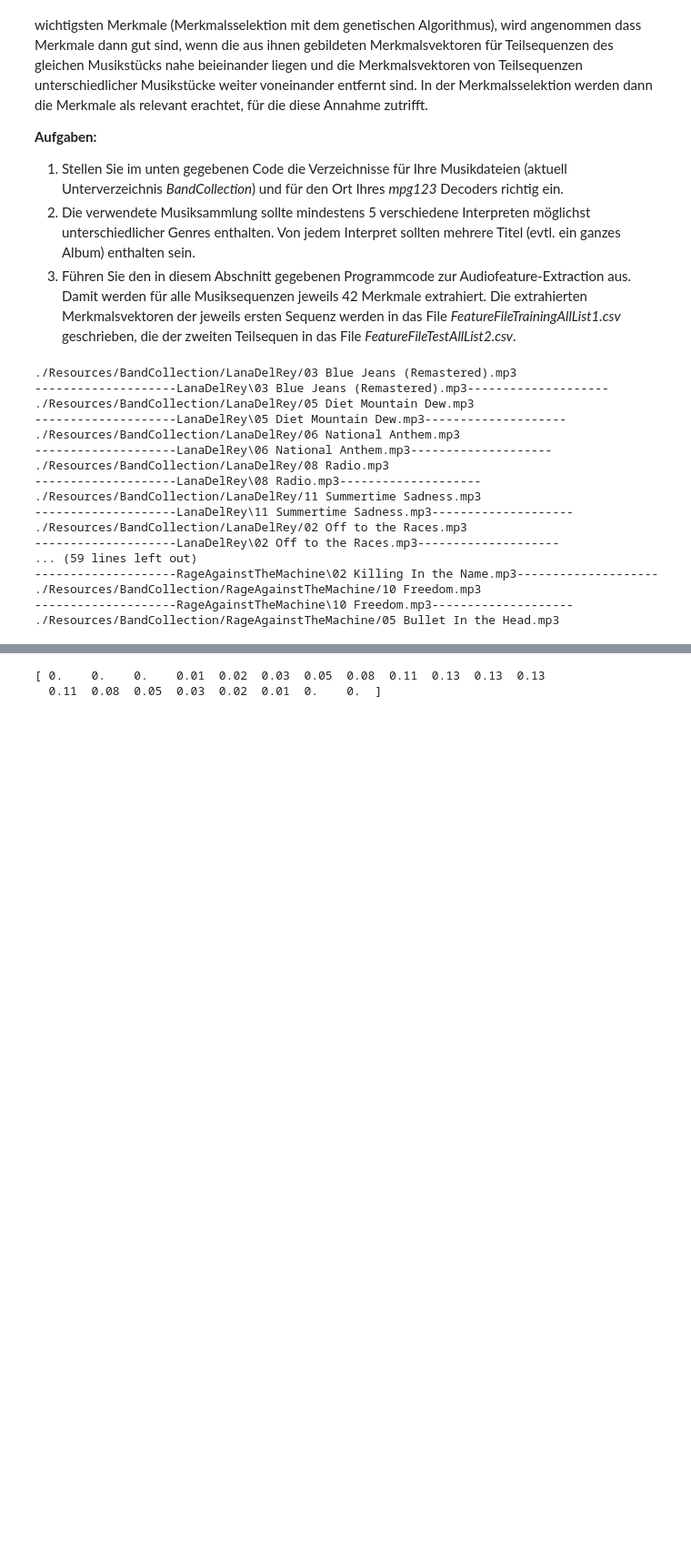
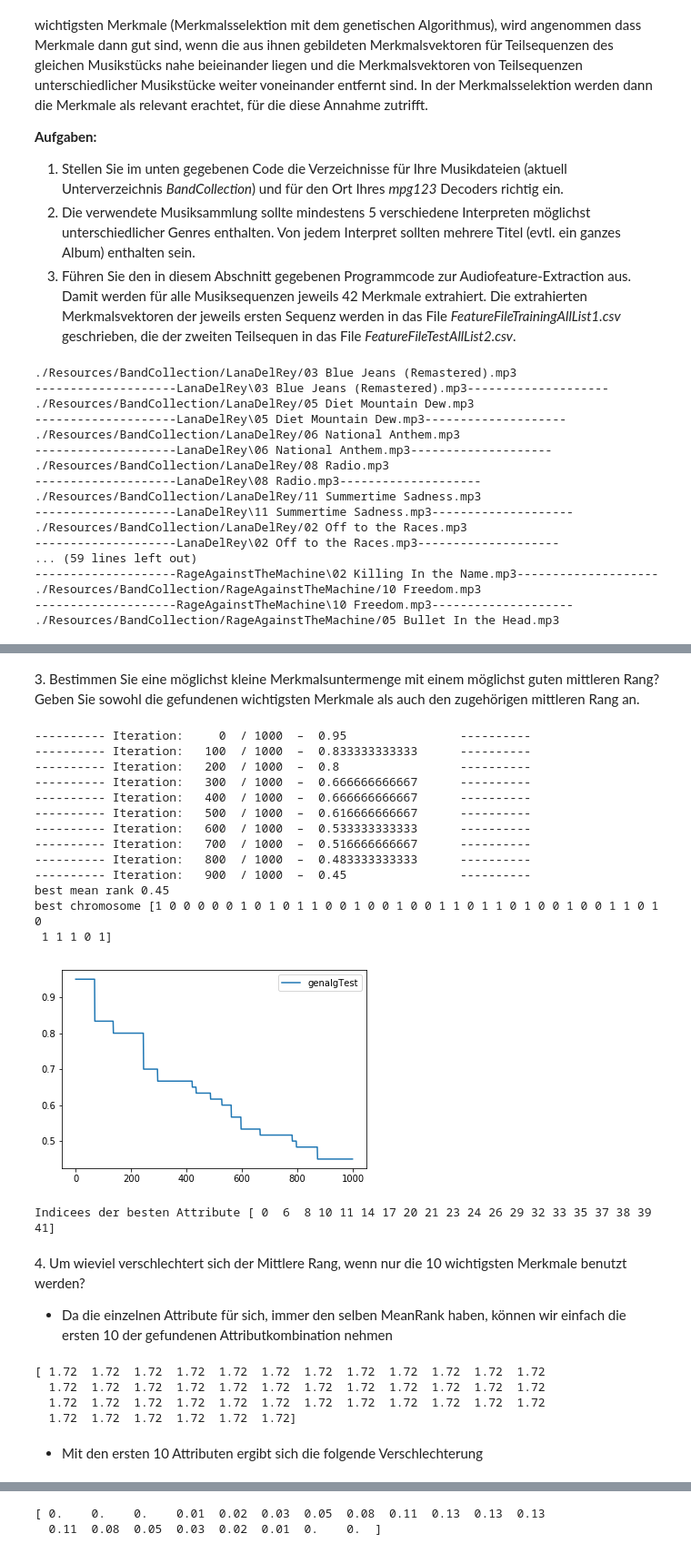
Before and after one commit to danielrotaermel/data-mining, a Jupyter notebook: VersuchMusicClustering.ipynb, the cells around one changed output, grey strips where cells are left out. Shown at 91% size. Saved outputs shown, nothing was run; the diff lists cells and outputs as text; code cells hidden in the pictures; blank space fills up the shorter version.

```diff
--- a/VersuchMusicClustering.ipynb
+++ b/VersuchMusicClustering.ipynb
@@ -738,0 +696,56 @@ runGenAlg(data_train, data_test, ITERATIONS, POPSIZE, 1, 1, DISTANCEFN1, 200)
+# %% [markdown]
+3\. Bestimmen Sie eine möglichst kleine Merkmalsuntermenge mit einem möglichst guten mittleren Rang? Geben Sie sowohl die gefundenen wichtigsten Merkmale als auch den zugehörigen mittleren Rang an.
+# %%
+ITERATIONS=1000;
+POPSIZE=100;
+CROSSPROP=.9;
+MUTPROP=.2;
+DISTANCEFN=calcEuclideanDistances
+
+bestMeanRank, population, rank = runGenAlg(data_train, data_test, ITERATIONS, POPSIZE, .9, .2, DISTANCEFN, 100)
+
+print "best mean rank", bestMeanRank[-1]
+print "best chromosome" ,population[0], '\n'
+plt.plot(range(ITERATIONS), bestMeanRank, label='genalgTest')
+plt.legend()
+plt.show()
+# %% [output]
+---------- Iteration:     0  / 1000  –  0.95                ----------
+---------- Iteration:   100  / 1000  –  0.833333333333      ----------
+---------- Iteration:   200  / 1000  –  0.8                 ----------
+---------- Iteration:   300  / 1000  –  0.666666666667      ----------
+---------- Iteration:   400  / 1000  –  0.666666666667      ----------
+---------- Iteration:   500  / 1000  –  0.616666666667      ----------
+---------- Iteration:   600  / 1000  –  0.533333333333      ----------
+---------- Iteration:   700  / 1000  –  0.516666666667      ----------
+---------- Iteration:   800  / 1000  –  0.483333333333      ----------
+---------- Iteration:   900  / 1000  –  0.45                ----------
+best mean rank 0.45
+best chromosome [1 0 0 0 0 0 1 0 1 0 1 1 0 0 1 0 0 1 0 0 1 1 0 1 1 0 1 0 0 1 0 0 1 1 0 1 0
+ 1 1 1 0 1]
+[figure, added]
+# %%
+resultIdx = np.where(population[0]==1)[0]
+print 'Indicees der besten Attribute', resultIdx
+# %% [output]
+Indicees der besten Attribute [ 0  6  8 10 11 14 17 20 21 23 24 26 29 32 33 35 37 38 39 41]
+# %% [markdown]
+4\. Um wieviel verschlechtert sich der Mittlere Rang, wenn nur die 10 wichtigsten Merkmale benutzt werden?
+
+- Da die einzelnen Attribute für sich, immer den selben MeanRank haben, können wir einfach die ersten 10 der
+  gefundenen Attributkombination nehmen
+# %%
+bestAttributes = np.zeros((42,))
+
+for i in range(42):
+    chrom = np.zeros((42,), dtype=np.int)
+    chrom[i] =1
+    bestAttributes[i] = testChromosome(tenTestMerkmale, data_train, data_test, DISTANCEFN)
+print bestAttributes
+# %% [output]
+[ 1.72  1.72  1.72  1.72  1.72  1.72  1.72  1.72  1.72  1.72  1.72  1.72
+  1.72  1.72  1.72  1.72  1.72  1.72  1.72  1.72  1.72  1.72  1.72  1.72
+  1.72  1.72  1.72  1.72  1.72  1.72  1.72  1.72  1.72  1.72  1.72  1.72
+  1.72  1.72  1.72  1.72  1.72  1.72]
+# %% [markdown]
+ - Mit den ersten 10 Attributen ergibt sich die folgende Verschlechterung
```
Also changed, not shown: parts of 43 cells of this notebook.
